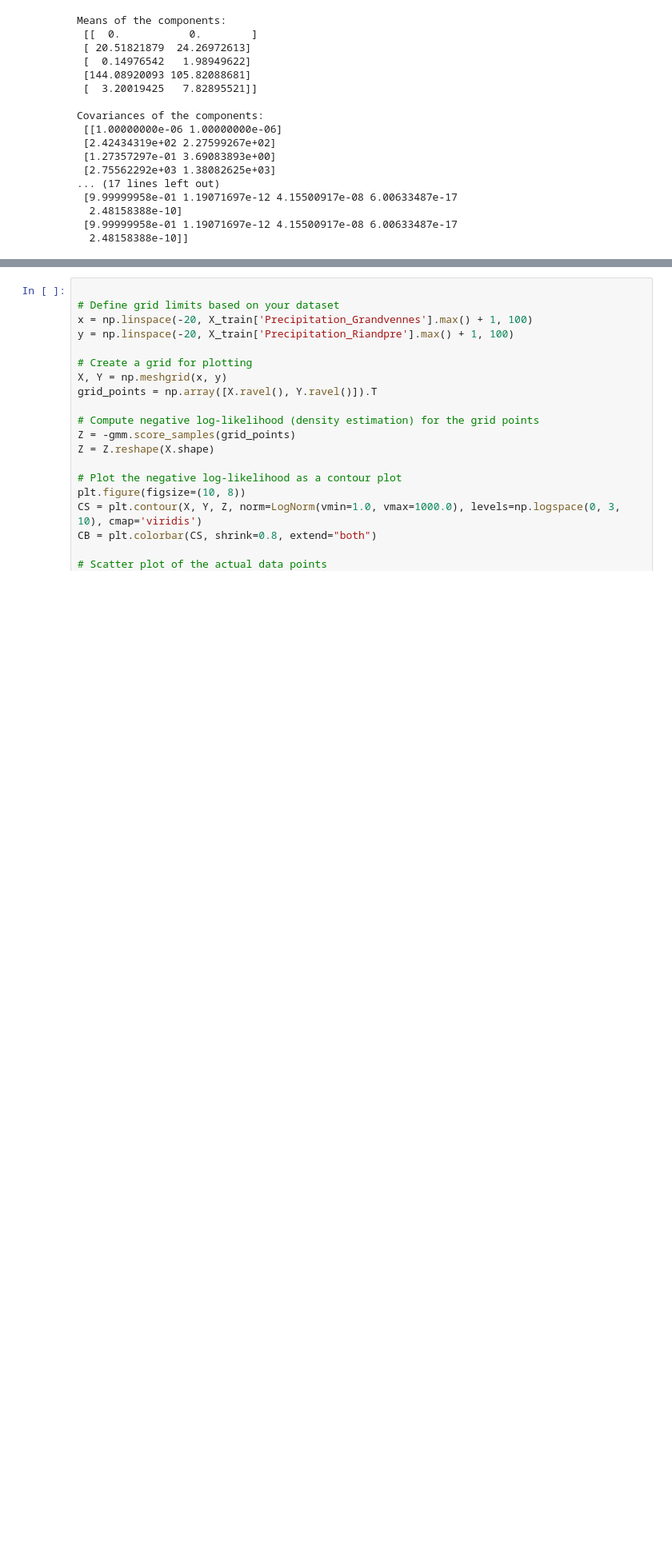
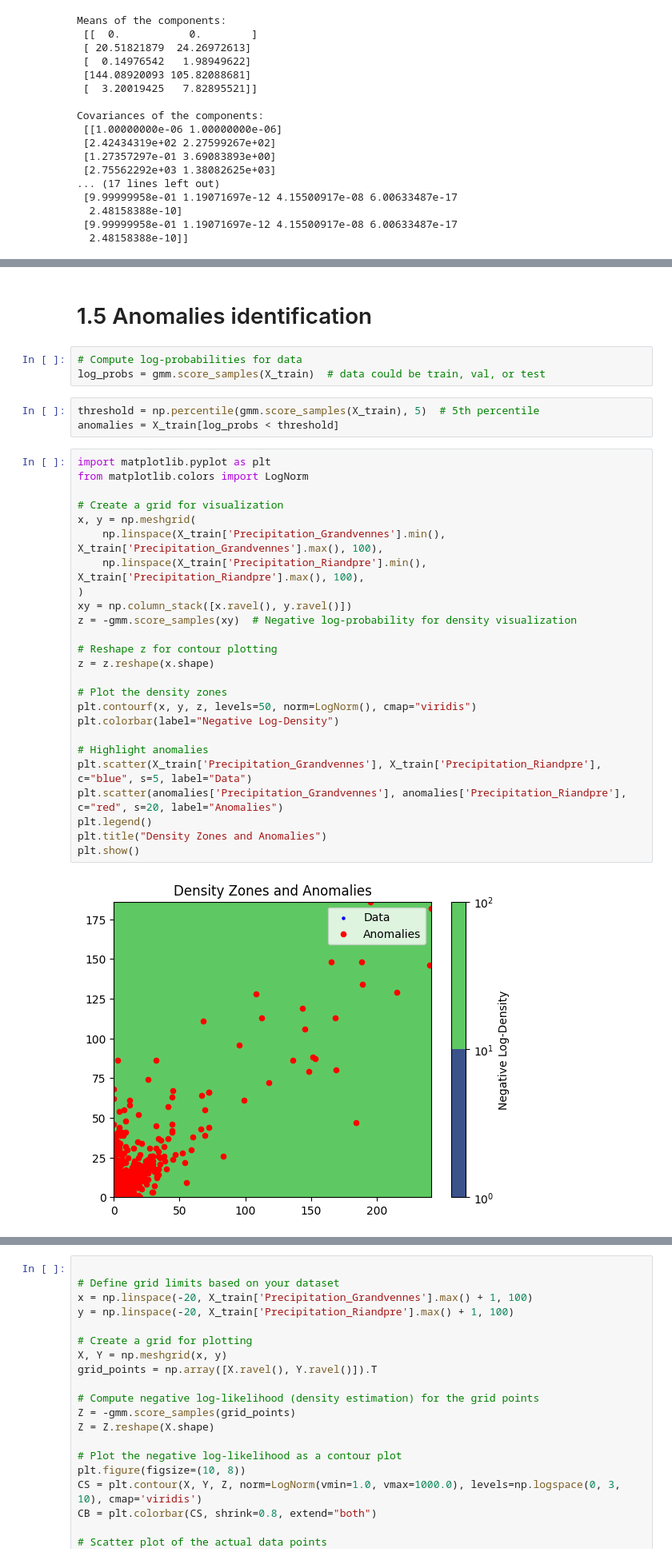
Before and after one commit to CHGROSJEAN/2024_MLEES, a Jupyter notebook: Projet/Projet_Charlotte_Grosjean.ipynb, the cells around one changed output, grey strips where cells are left out. Shown at 80% size. Saved outputs shown, nothing was run; the diff lists cells and outputs as text; blank space fills up the shorter version.

```diff
--- a/Projet/Projet_Charlotte_Grosjean.ipynb
+++ b/Projet/Projet_Charlotte_Grosjean.ipynb
@@ -524 +548,36 @@ DateTime
+# %% [markdown]
+# 1.5 Anomalies identification
+# %%
+# Compute log-probabilities for data
+log_probs = gmm.score_samples(X_train)  # data could be train, val, or test
+# %%
+threshold = np.percentile(gmm.score_samples(X_train), 5)  # 5th percentile
+anomalies = X_train[log_probs < threshold]
+# %%
+import matplotlib.pyplot as plt
+from matplotlib.colors import LogNorm
+
+# Create a grid for visualization
+x, y = np.meshgrid(
+    np.linspace(X_train['Precipitation_Grandvennes'].min(), X_train['Precipitation_Grandvennes'].max(), 100),
+    np.linspace(X_train['Precipitation_Riandpre'].min(), X_train['Precipitation_Riandpre'].max(), 100),
+)
+xy = np.column_stack([x.ravel(), y.ravel()])
+z = -gmm.score_samples(xy)  # Negative log-probability for density visualization
+
+# Reshape z for contour plotting
+z = z.reshape(x.shape)
+
+# Plot the density zones
+plt.contourf(x, y, z, levels=50, norm=LogNorm(), cmap="viridis")
+plt.colorbar(label="Negative Log-Density")
+
+# Highlight anomalies
+plt.scatter(X_train['Precipitation_Grandvennes'], X_train['Precipitation_Riandpre'], c="blue", s=5, label="Data")
+plt.scatter(anomalies['Precipitation_Grandvennes'], anomalies['Precipitation_Riandpre'], c="red", s=20, label="Anomalies")
+plt.legend()
+plt.title("Density Zones and Anomalies")
+plt.show()
+# %% [output]
+[figure, added]
 # %% [markdown]
```
Also changed, not shown: parts of 16 cells of this notebook.
